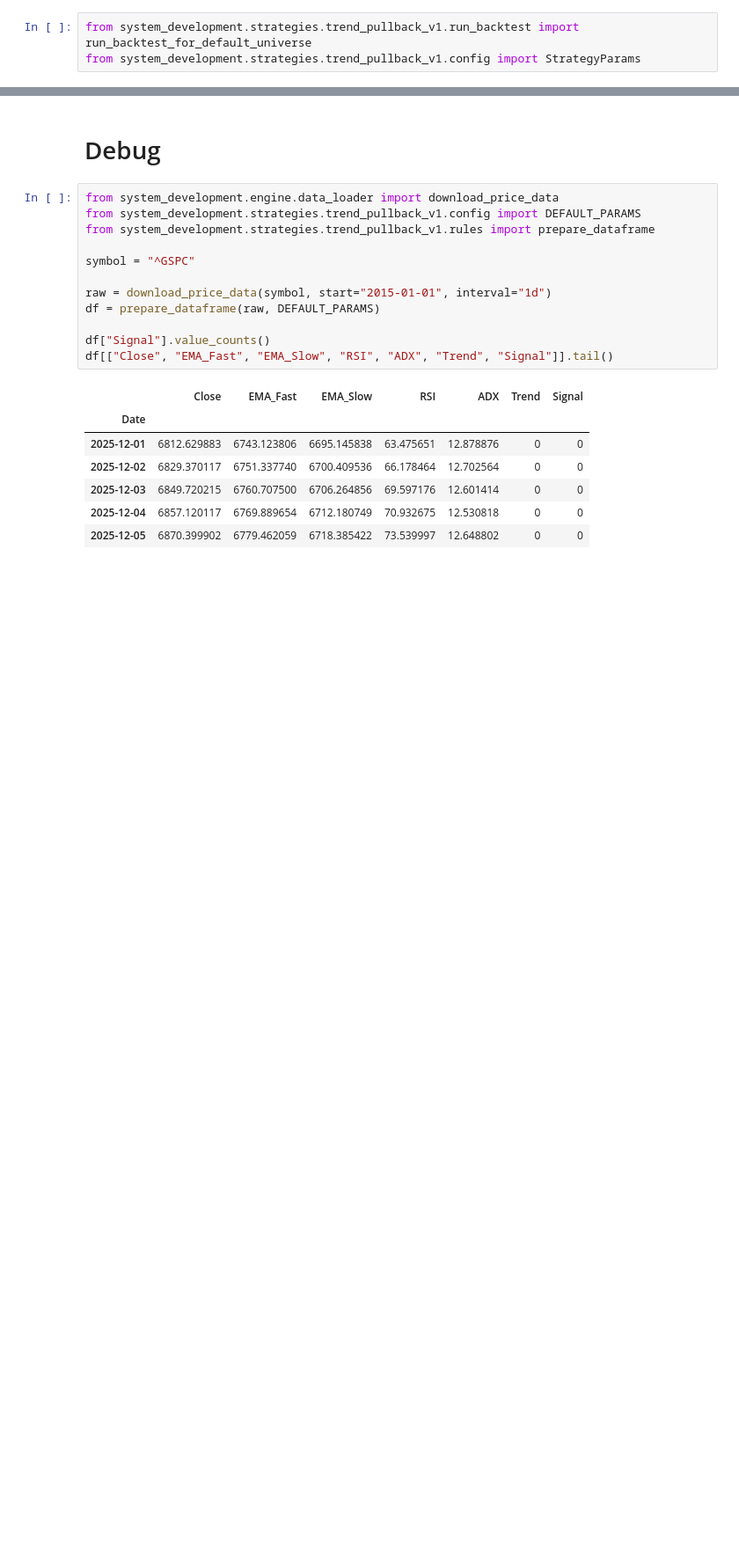
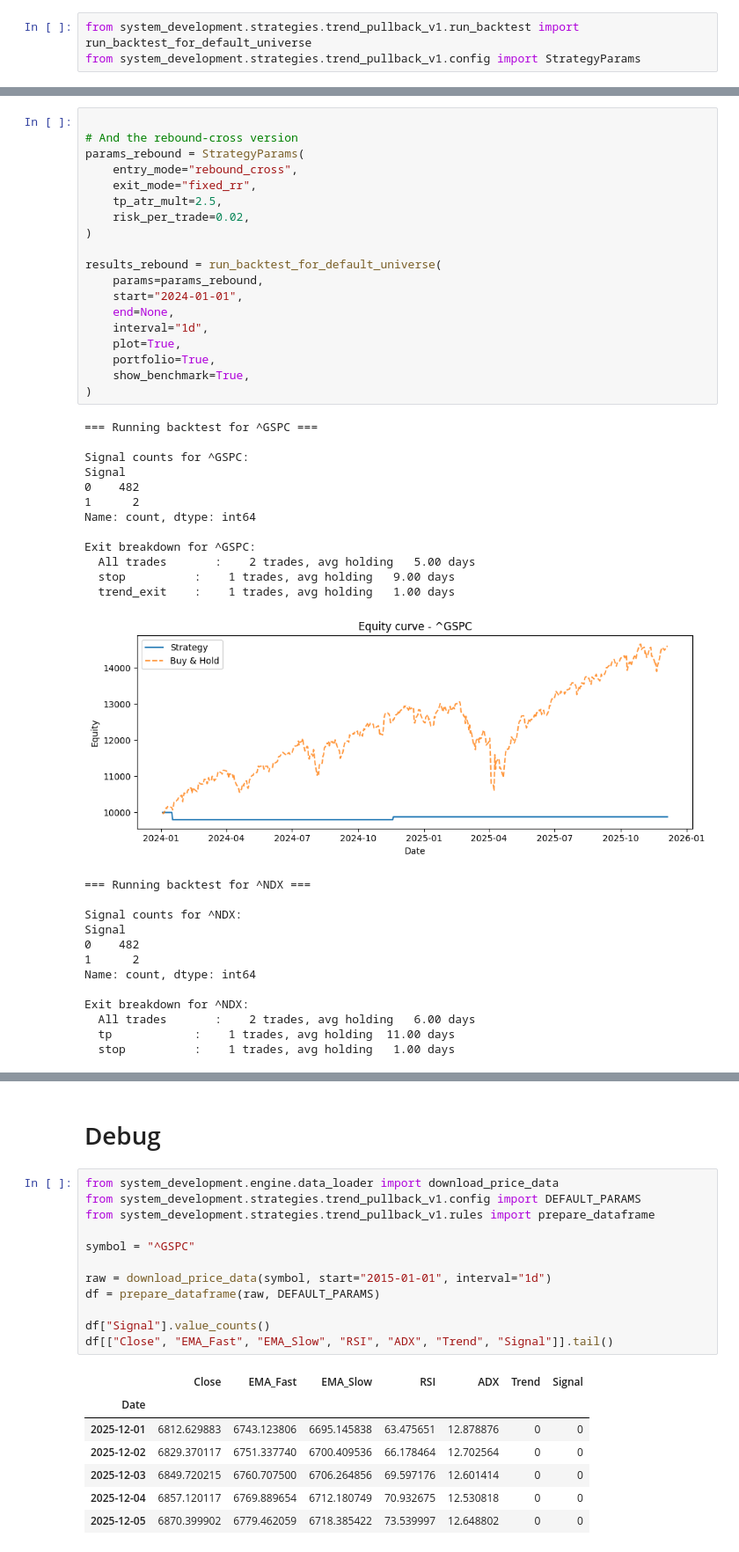
Before and after one commit to HdamaGIT/daman-trading, a Jupyter notebook: system/main.ipynb, the cells around one changed output, grey strips where cells are left out. Shown at 88% size. Drawn from its saved outputs; the diff is of its cells as text; blank space fills up the shorter version.

```diff
--- a/system/main.ipynb
+++ b/system/main.ipynb
@@ -134,0 +247,45 @@ sharpe_ratio        :   0.3343
+# %%
+
+# And the rebound-cross version
+params_rebound = StrategyParams(
+    entry_mode="rebound_cross",
+    exit_mode="fixed_rr",
+    tp_atr_mult=2.5,
+    risk_per_trade=0.02,
+)
+
+results_rebound = run_backtest_for_default_universe(
+    params=params_rebound,
+    start="2024-01-01",
+    end=None,
+    interval="1d",
+    plot=True,
+    portfolio=True,
+    show_benchmark=True,
+)
+# %% [output]
+=== Running backtest for ^GSPC ===
+
+Signal counts for ^GSPC:
+Signal
+0    482
+1      2
+Name: count, dtype: int64
+
+Exit breakdown for ^GSPC:
+  All trades       :    2 trades, avg holding   5.00 days
+  stop          :    1 trades, avg holding   9.00 days
+  trend_exit    :    1 trades, avg holding   1.00 days
+[figure, added]
+=== Running backtest for ^NDX ===
+
+Signal counts for ^NDX:
+Signal
+0    482
+1      2
+Name: count, dtype: int64
+
+Exit breakdown for ^NDX:
+  All trades       :    2 trades, avg holding   6.00 days
+  tp            :    1 trades, avg holding  11.00 days
+  stop          :    1 trades, avg holding   1.00 days
```
Also changed, not shown: parts of 4 cells of this notebook, 3 other files.
